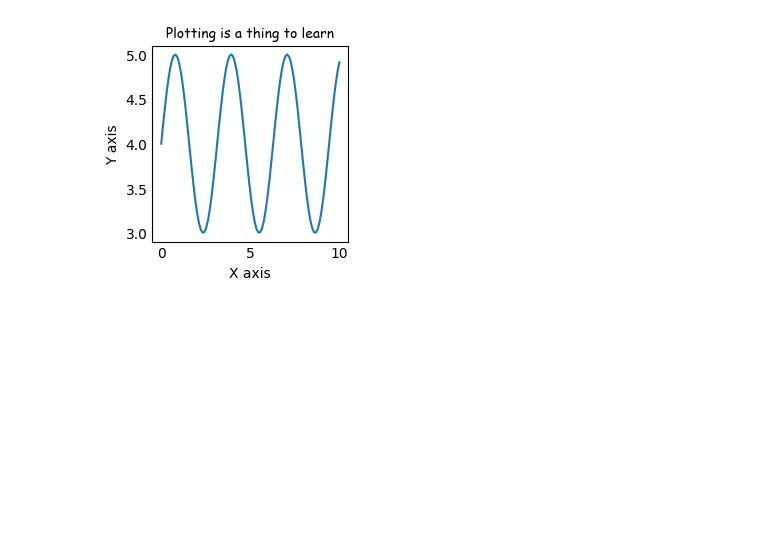
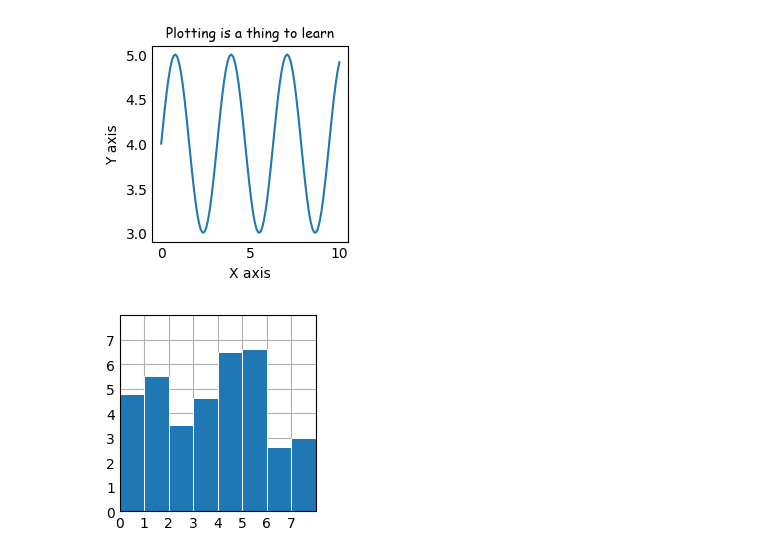
Before and after one commit to ridoy-mahmud/huntingPython, a Jupyter notebook: matplot.ipynb, the cells around one changed output. Drawn from its saved outputs; the diff is of its cells as text; code cells hidden in the pictures; blank space fills up the shorter version.

```diff
--- a/matplot.ipynb
+++ b/matplot.ipynb
@@ -37,13 +37,19 @@ plt.show()
 # %% [output]
 [figure]
 # %%
+from matplotlib.pyplot import xlim, xticks, yticks
+
+
 plt.style.use('_mpl-gallery')
 
 # make data:
 x = 0.5 + np.arange(8)
 y = [4.8, 5.5, 3.5, 4.6, 6.5, 6.6, 2.6, 3.0]
 
 #Sub ploting
 fig,ax=plt.subplots()
-ax.bar(x,y,width=2)
+ax.bar(x,y,width=1,edgecolor="white", linewidth=0.7)
+ax.set(xlim=(0,8),xticks=np.arange(0,8),ylim=(0,8),yticks=np.arange(0,8))
 plt.show()
+# %% [output]
+[figure, added]
```
Also changed, not shown: 2 other files.
